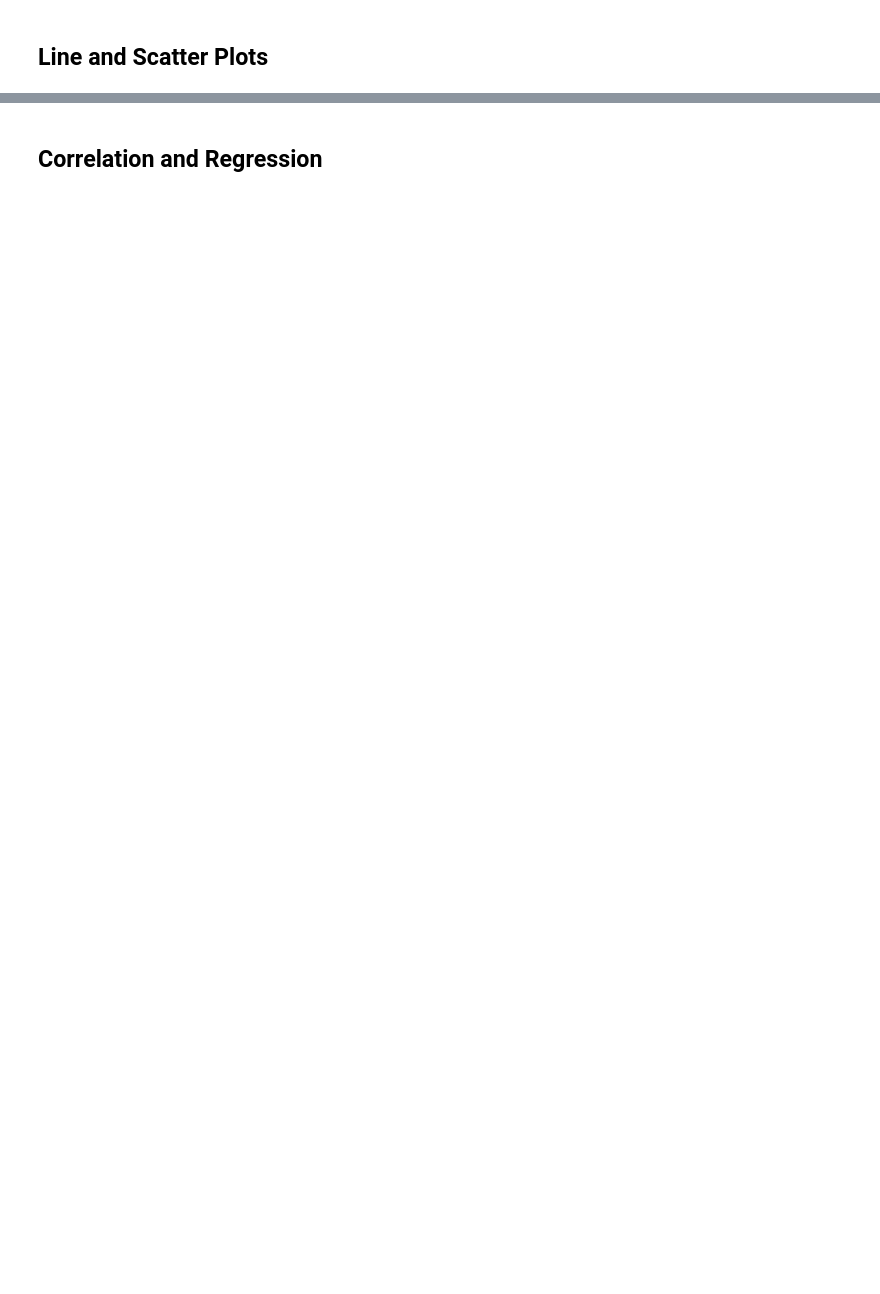
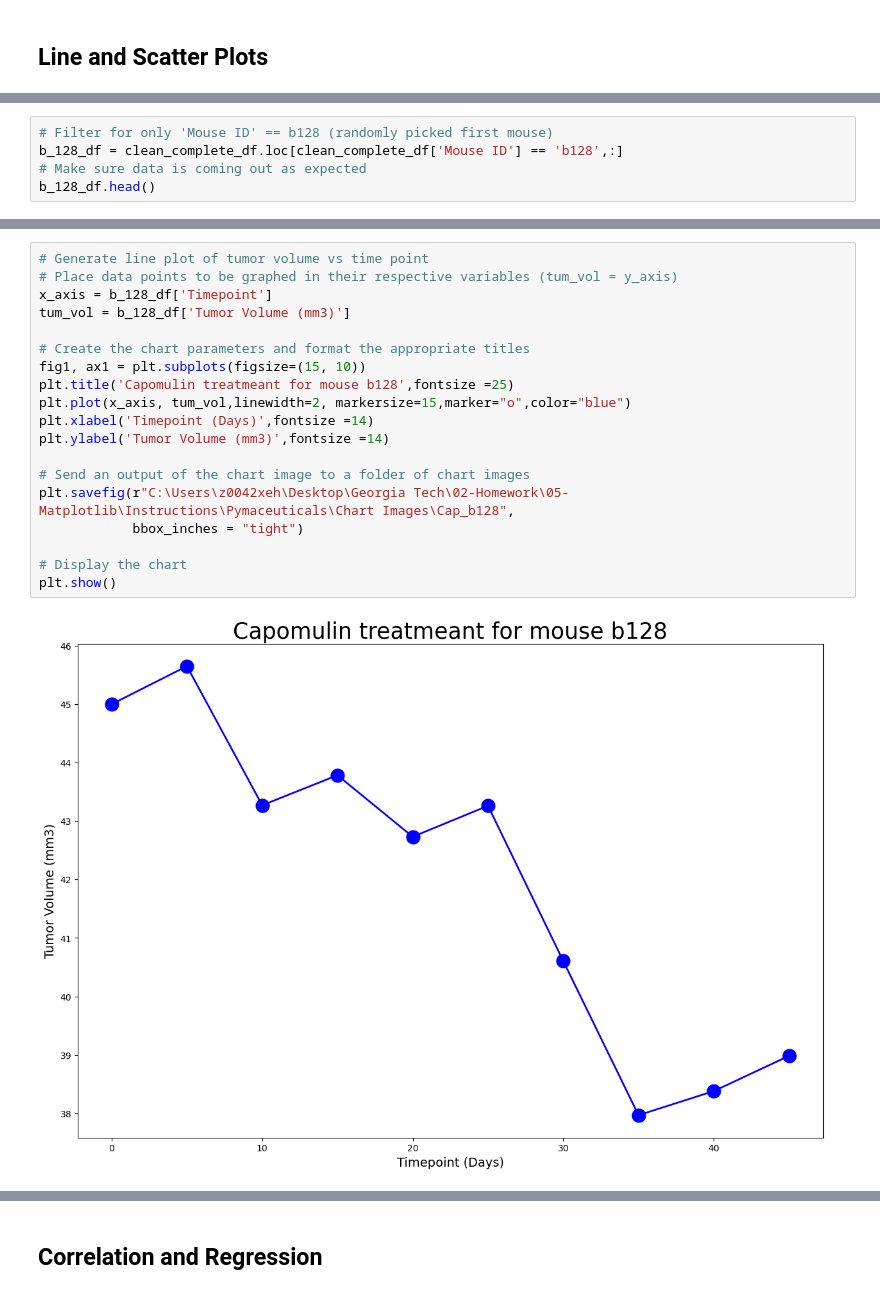
Before and after one commit to tommyjohnny36/matplotlib-challenge, a Jupyter notebook: pymaceuticals_starter.ipynb, the cells around one changed output, grey strips where cells are left out. Drawn from its saved outputs; the diff is of its cells as text; blank space fills up the shorter version.

```diff
--- a/pymaceuticals_starter.ipynb
+++ b/pymaceuticals_starter.ipynb
@@ -382,0 +369,5 @@ Name: Tumor Volume (mm3), Length: 249, dtype: float64>
+# %%
+# Filter for only 'Mouse ID' == b128 (randomly picked first mouse)
+b_128_df = clean_complete_df.loc[clean_complete_df['Mouse ID'] == 'b128',:]
+# Make sure data is coming out as expected
+b_128_df.head()
@@ -382,0 +381,21 @@ Name: Tumor Volume (mm3), Length: 249, dtype: float64>
+# %%
+# Generate line plot of tumor volume vs time point
+# Place data points to be graphed in their respective variables (tum_vol = y_axis)
+x_axis = b_128_df['Timepoint']
+tum_vol = b_128_df['Tumor Volume (mm3)']
+
+# Create the chart parameters and format the appropriate titles
+fig1, ax1 = plt.subplots(figsize=(15, 10))
+plt.title('Capomulin treatmeant for mouse b128',fontsize =25)
+plt.plot(x_axis, tum_vol,linewidth=2, markersize=15,marker="o",color="blue")
+plt.xlabel('Timepoint (Days)',fontsize =14)
+plt.ylabel('Tumor Volume (mm3)',fontsize =14)
+
+# Send an output of the chart image to a folder of chart images
+plt.savefig(r"C:\Users\z0042xeh\Desktop\Georgia Tech\02-Homework\05-Matplotlib\Instructions\Pymaceuticals\Chart Images\Cap_b128",
+            bbox_inches = "tight")
+
+# Display the chart
+plt.show()
+# %% [output]
+[figure, added]
```
Also changed, not shown: parts of 14 cells of this notebook.
